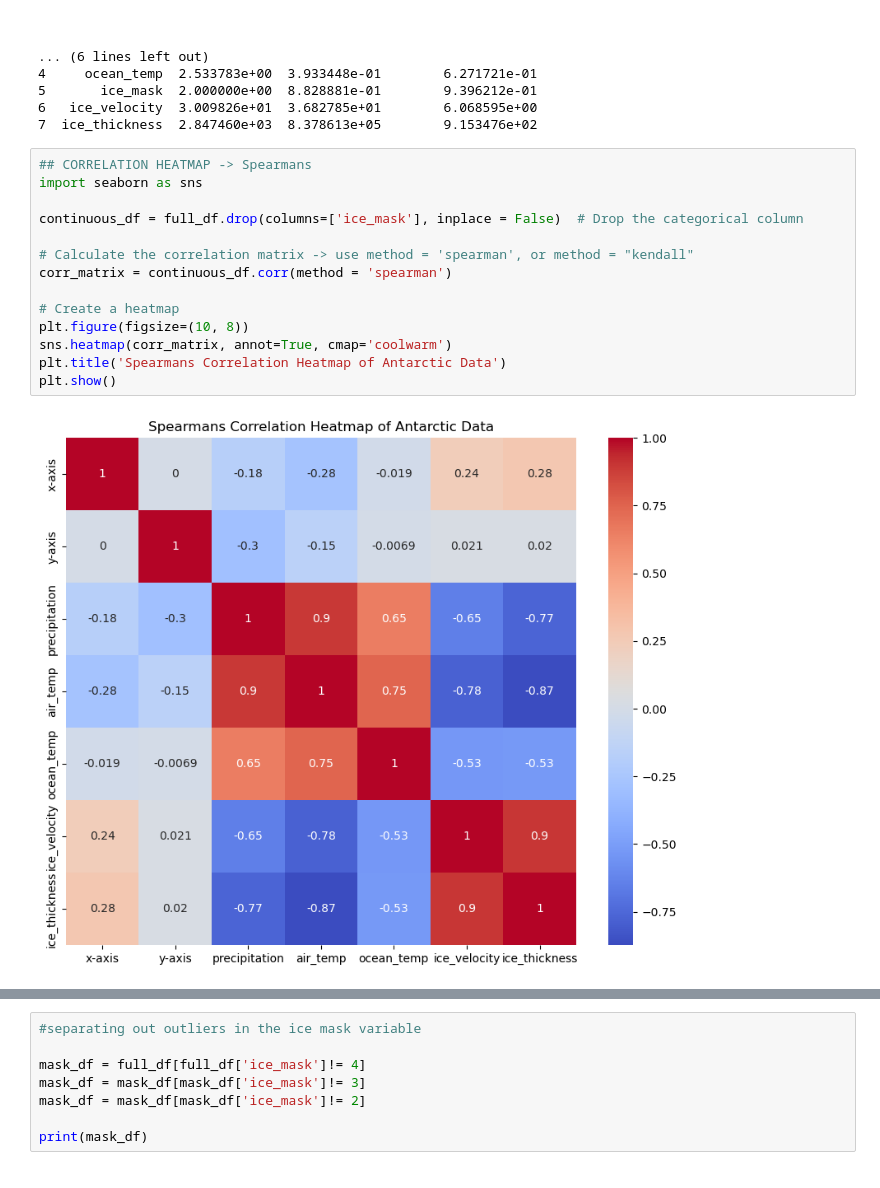
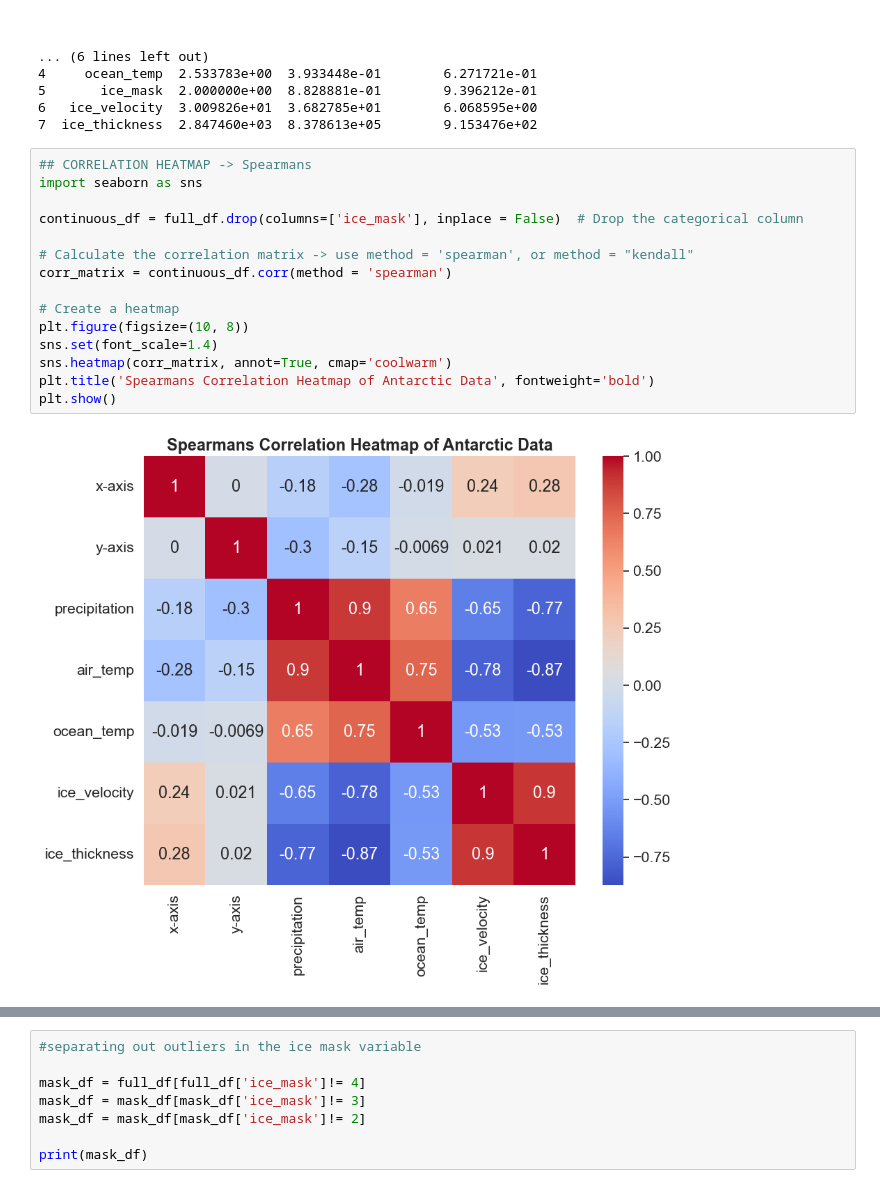
Before and after one commit to serafinaslevin/GP_Research, a Jupyter notebook: week 8/EDA on new data .ipynb, the cells around one changed output, grey strips where cells are left out. Drawn from its saved outputs; the diff is of its cells as text.

```diff
--- a/week 8/EDA on new data .ipynb
+++ b/week 8/EDA on new data .ipynb
@@ -208,19 +208,20 @@ print(trimmed_metrics_df)
 # %%
 ## CORRELATION HEATMAP -> Spearmans
 import seaborn as sns
 
 continuous_df = full_df.drop(columns=['ice_mask'], inplace = False)  # Drop the categorical column
 
 # Calculate the correlation matrix -> use method = 'spearman', or method = "kendall"
 corr_matrix = continuous_df.corr(method = 'spearman')
 
 # Create a heatmap
 plt.figure(figsize=(10, 8))
+sns.set(font_scale=1.4)
 sns.heatmap(corr_matrix, annot=True, cmap='coolwarm')
-plt.title('Spearmans Correlation Heatmap of Antarctic Data')
+plt.title('Spearmans Correlation Heatmap of Antarctic Data', fontweight='bold')
 plt.show()
 # %% [output]
-[figure, old version]
+[figure, new version]
 # %%
 ## CORRELATION HEATMAP -> Kendall Taus
 
```
Also changed, not shown: parts of 1 cell of this notebook, 20 other files.
